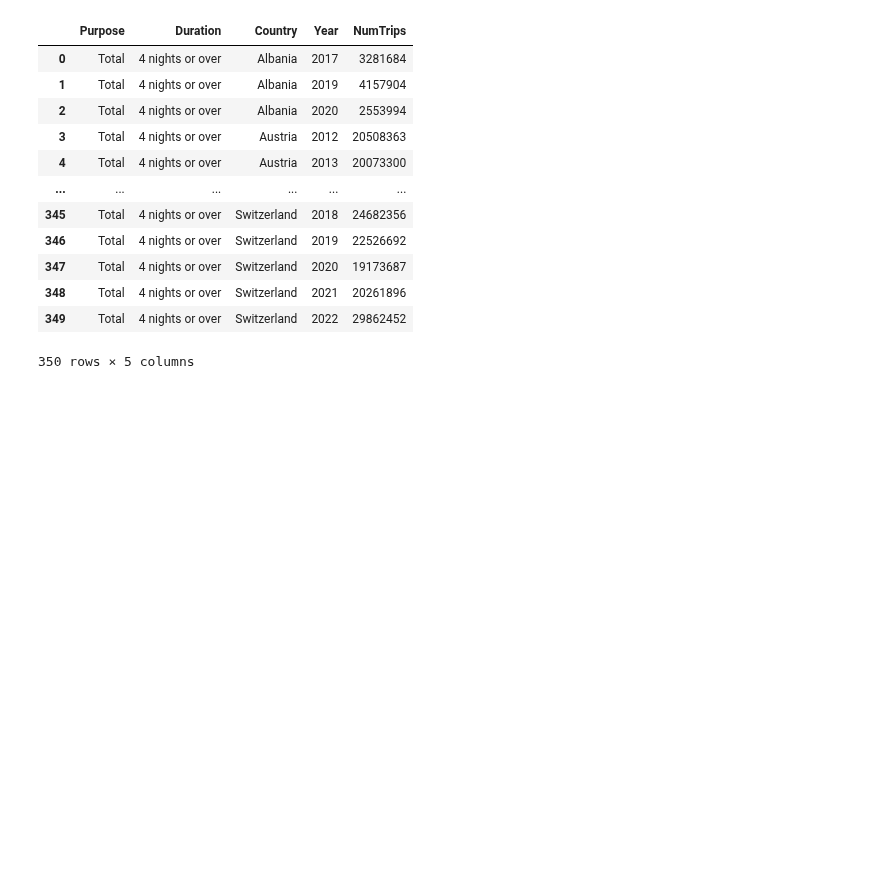
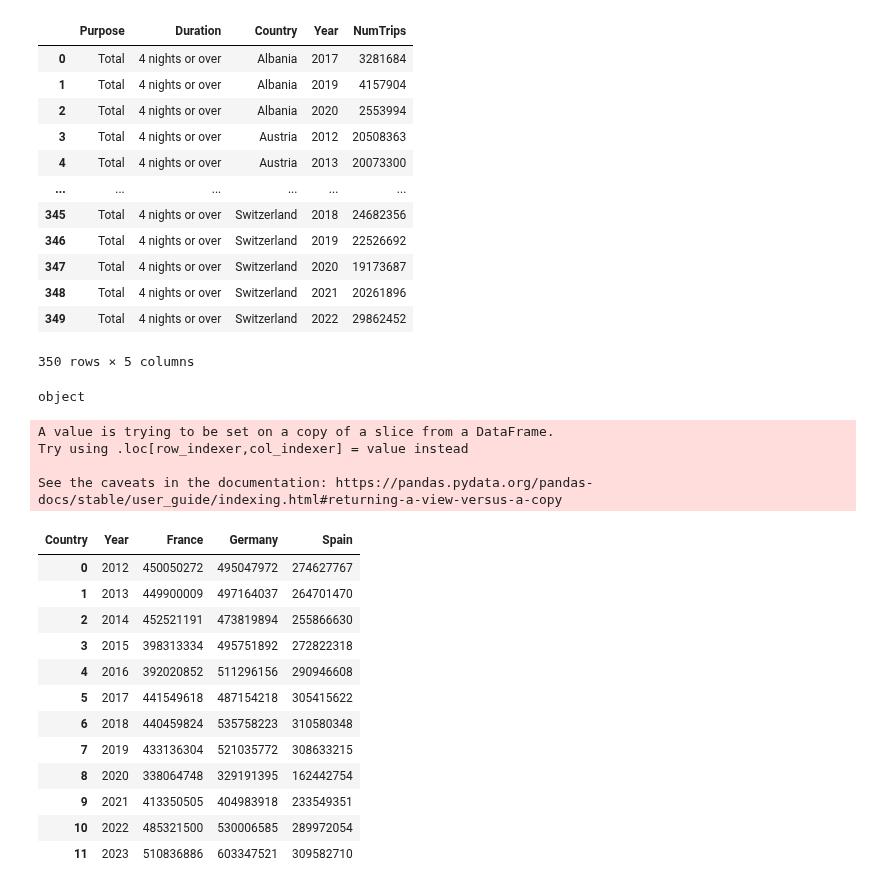
Before and after one commit to swbehan/RoadQualityWork, a Jupyter notebook: datasets/preprocessed-datasets/trips_duration.ipynb, the cells around one changed output. Drawn from its saved outputs; the diff is of its cells as text; code cells hidden in the pictures; blank space fills up the shorter version.

Commit message:
final phase 3 trip duration graphs

```diff
--- a/datasets/preprocessed-datasets/trips_duration.ipynb
+++ b/datasets/preprocessed-datasets/trips_duration.ipynb
@@ -286,0 +276,36 @@ fig.show()
+# %%
+countries = ['Germany', 'France', 'Spain']
+colors = {
+    'Germany': 'crimson',
+    'Spain': 'darkorange',
+    'France':'royalblue'
+}
+top_countries = final_1plus_df[final_1plus_df['Country'].isin(countries)]
+
+print(top_countries['Country'].dtype)
+# %% [output]
+object
+# %%
+top_countries['Country'] = top_countries['Country'].astype(str)
+# %% [output]
+A value is trying to be set on a copy of a slice from a DataFrame.
+Try using .loc[row_indexer,col_indexer] = value instead
+
+See the caveats in the documentation: https://pandas.pydata.org/pandas-docs/stable/user_guide/indexing.html#returning-a-view-versus-a-copy
+# %%
+pivot_df = top_countries.pivot(index='Year', columns='Country', values='NumTrips').reset_index()
+pivot_df
+# %% [output]
+| Country | Year | France | Germany | Spain |
+| 0 | 2012 | 450050272 | 495047972 | 274627767 |
+| 1 | 2013 | 449900009 | 497164037 | 264701470 |
+| 2 | 2014 | 452521191 | 473819894 | 255866630 |
+| 3 | 2015 | 398313334 | 495751892 | 272822318 |
+| 4 | 2016 | 392020852 | 511296156 | 290946608 |
+| 5 | 2017 | 441549618 | 487154218 | 305415622 |
+| 6 | 2018 | 440459824 | 535758223 | 310580348 |
+| 7 | 2019 | 433136304 | 521035772 | 308633215 |
+| 8 | 2020 | 338064748 | 329191395 | 162442754 |
+| 9 | 2021 | 413350505 | 404983918 | 233549351 |
+| 10 | 2022 | 485321500 | 530006585 | 289972054 |
+| 11 | 2023 | 510836886 | 603347521 | 309582710 |
```
Also changed, not shown: parts of 5 cells of this notebook, 2 other files.
